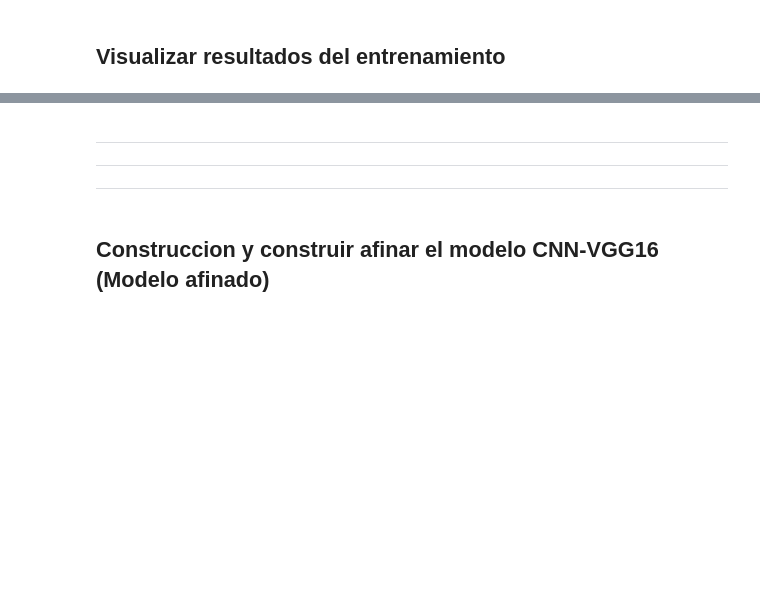
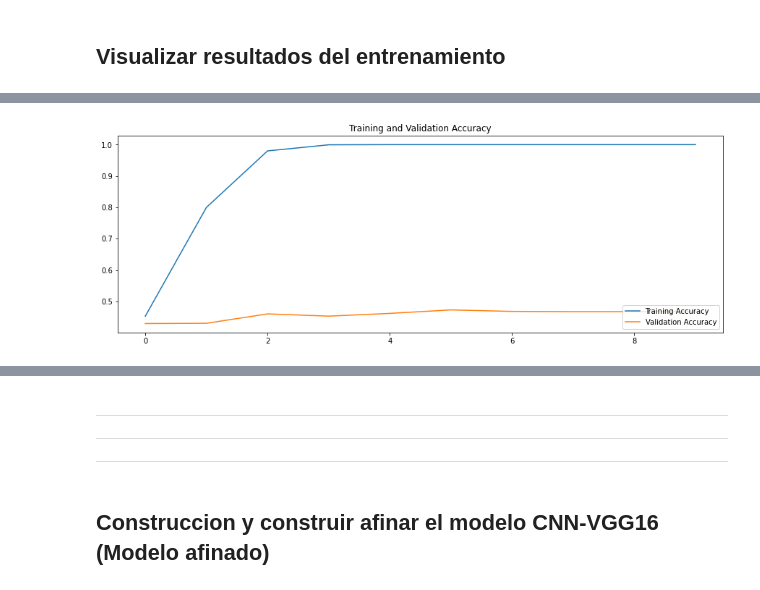
Before and after one commit to juadaves91/supresion-ruido-artefactos-imr, a Jupyter notebook: ELT/3. red_neuronal_cnn_deteccion_alzheimer_VGG16.ipynb, the cells around one changed output, grey strips where cells are left out. Saved outputs shown, nothing was run; the diff lists cells and outputs as text; code cells hidden in the pictures; blank space fills up the shorter version.

```diff
--- a/ELT/3. red_neuronal_cnn_deteccion_alzheimer_VGG16.ipynb
+++ b/ELT/3. red_neuronal_cnn_deteccion_alzheimer_VGG16.ipynb
@@ -264,6 +284,7 @@ y la validacion de exactitud (val_acc) tomo valores entre: 43.26% y 43.03% lo qu
 # %% [markdown]
  ## Predicción con conjunto de pruebas
 # %%
+model = conv_gpu_trained
 predictions = gpu_model.predict(x = test_batches,
                                 verbose = 0)
 # %%
@@ -350,19 +386,21 @@ print(val_loss)
 # %%
-epochs_ft = 20
+epochs_ft = 10
 acc = model.history.history['acc']
 val_acc = model.history.history['val_acc']
 
 loss = model.history.history['loss']
 val_loss = model.history.history['val_loss']
 
 epochs_range = range(epochs_ft)
 
 plt.figure(figsize=(15, 5))
 plt.plot(epochs_range, acc, label='Training Accuracy')
 plt.plot(epochs_range, val_acc, label='Validation Accuracy')
 plt.legend(loc='lower right')
 plt.title('Training and Validation Accuracy')
 plt.show()
+# %% [output]
+[figure, added]
 # %%
 plt.figure(figsize=(15, 5))
 plt.plot(epochs_range, loss, label='Training Loss')
```
Also changed, not shown: parts of 25 cells of this notebook.
